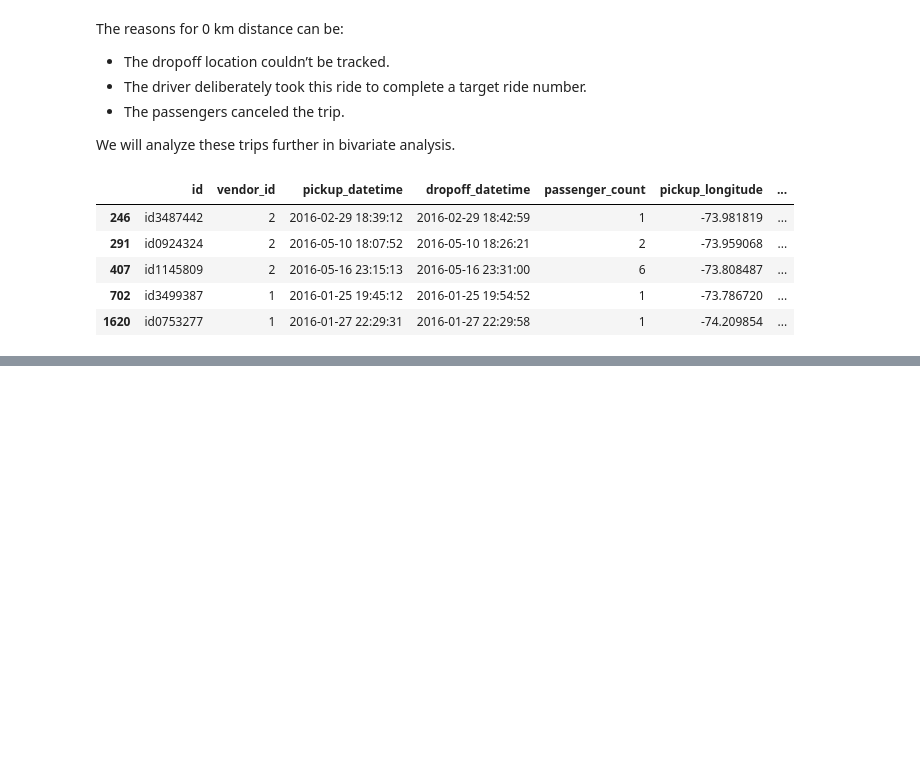
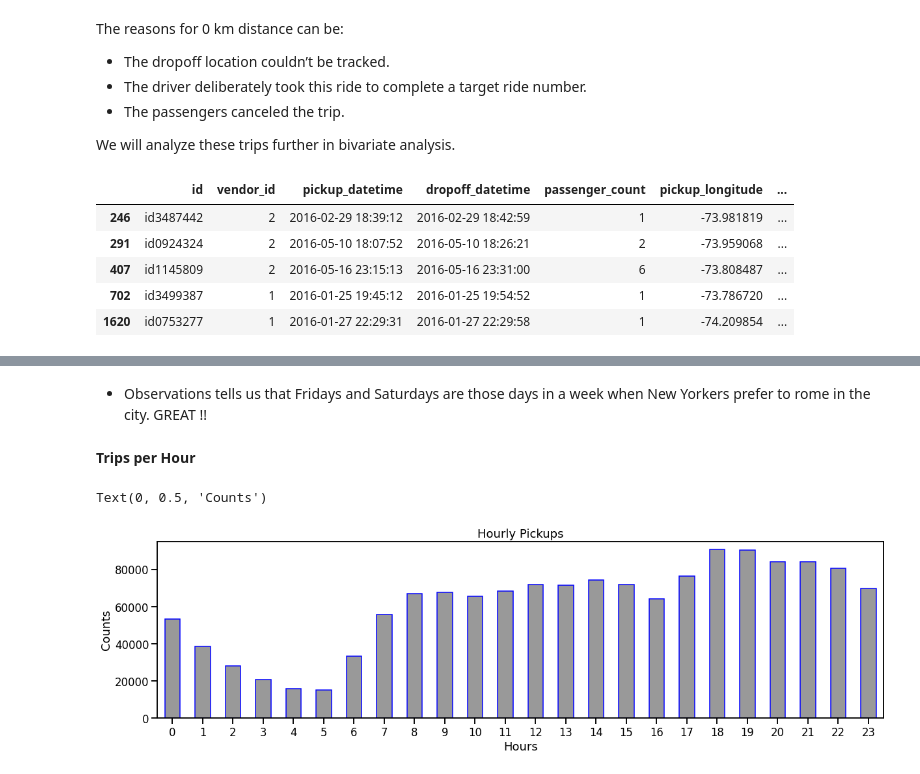
Before and after one commit to deepika1905/NYC-Taxi-Trip-Time-Prediction, a Jupyter notebook: Deepika_Yadav_NYC_Taxi_Trip_Time_Prediction_Capstone_Project.ipynb, the cells around one changed output, grey strips where cells are left out. Drawn from its saved outputs; the diff is of its cells as text; code cells hidden in the pictures; blank space fills up the shorter version.

```diff
--- a/Deepika_Yadav_NYC_Taxi_Trip_Time_Prediction_Capstone_Project.ipynb
+++ b/Deepika_Yadav_NYC_Taxi_Trip_Time_Prediction_Capstone_Project.ipynb
@@ -498,0 +516,18 @@ df[df.distance == 0 ].head()
+# %% [markdown]
+- Observations tells us that Fridays and Saturdays are those days in a week when New Yorkers prefer to rome in the city. GREAT !!
+# %% [markdown]
+<b>Trips per Hour<b>
+# %%
+#Analyzing hourly pickups
+
+plt.figure(figsize=(20,5))
+pickup_hour = df['pickup_hour'].value_counts()
+pickup_hour.sort_index().plot(kind='bar',edgecolor='blue',color = '0.6')
+plt.xticks(rotation=0)
+
+plt.title("Hourly Pickups")
+plt.xlabel('Hours')
+plt.ylabel('Counts')
+# %% [output]
+Text(0, 0.5, 'Counts')
+[figure, added]
```
Also changed, not shown: parts of 25 cells of this notebook.
